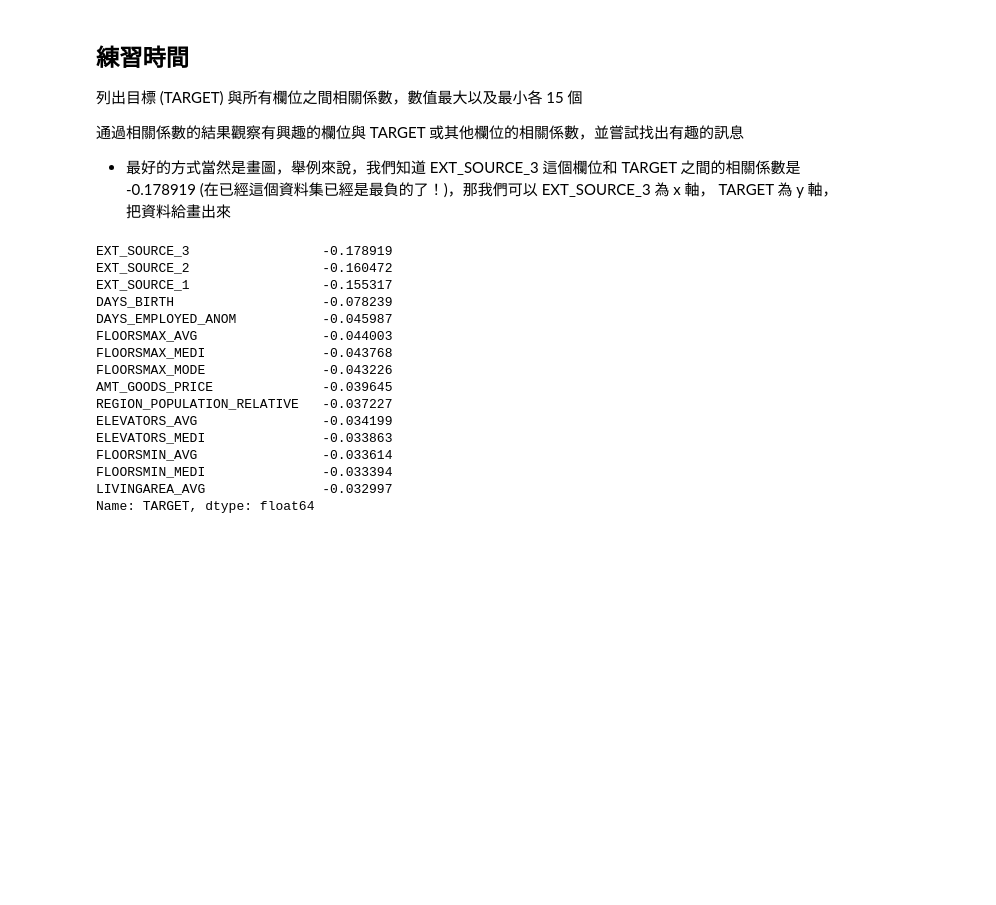
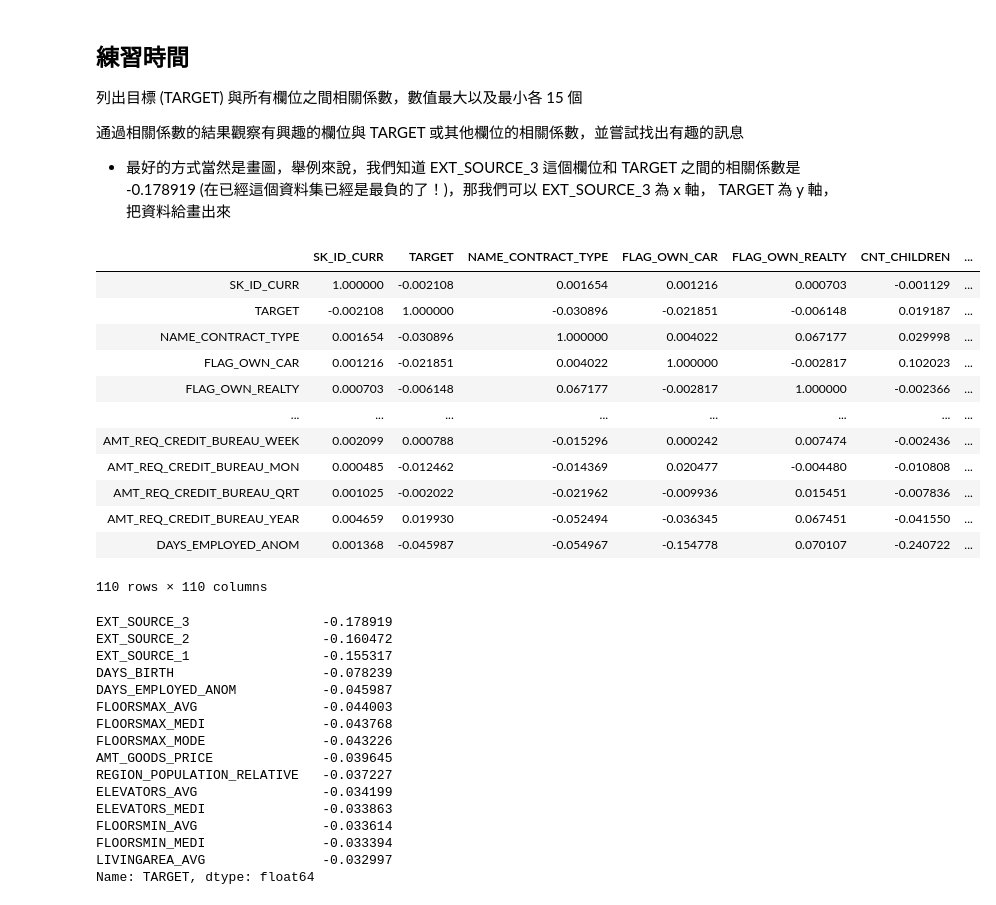
Before and after one commit to SaruXuan/4th-ML100Days, a Jupyter notebook: homework/Day_015_HW.ipynb, the cells around one changed output. Cells and saved outputs as stored; diff of their text form; code cells hidden in the pictures; blank space fills up the shorter version.

```diff
--- a/homework/Day_015_HW.ipynb
+++ b/homework/Day_015_HW.ipynb
@@ -78,6 +78,22 @@ Name: TARGET, Length: 110, dtype: float64
 
 通過相關係數的結果觀察有興趣的欄位與 TARGET 或其他欄位的相關係數，並嘗試找出有趣的訊息
 - 最好的方式當然是畫圖，舉例來說，我們知道  EXT_SOURCE_3 這個欄位和 TARGET 之間的相關係數是 -0.178919 (在已經這個資料集已經是最負的了！)，那我們可以 EXT_SOURCE_3  為 x 軸， TARGET 為 y 軸，把資料給畫出來
+# %%
+app_train.corr()
+# %% [output]
+|  | SK_ID_CURR | TARGET | NAME_CONTRACT_TYPE | FLAG_OWN_CAR | FLAG_OWN_REALTY | CNT_CHILDREN | ... |
+| SK_ID_CURR | 1.000000 | -0.002108 | 0.001654 | 0.001216 | 0.000703 | -0.001129 | ... |
+| TARGET | -0.002108 | 1.000000 | -0.030896 | -0.021851 | -0.006148 | 0.019187 | ... |
+| NAME_CONTRACT_TYPE | 0.001654 | -0.030896 | 1.000000 | 0.004022 | 0.067177 | 0.029998 | ... |
+| FLAG_OWN_CAR | 0.001216 | -0.021851 | 0.004022 | 1.000000 | -0.002817 | 0.102023 | ... |
+| FLAG_OWN_REALTY | 0.000703 | -0.006148 | 0.067177 | -0.002817 | 1.000000 | -0.002366 | ... |
+| ... | ... | ... | ... | ... | ... | ... | ... |
+| AMT_REQ_CREDIT_BUREAU_WEEK | 0.002099 | 0.000788 | -0.015296 | 0.000242 | 0.007474 | -0.002436 | ... |
+| AMT_REQ_CREDIT_BUREAU_MON | 0.000485 | -0.012462 | -0.014369 | 0.020477 | -0.004480 | -0.010808 | ... |
+| AMT_REQ_CREDIT_BUREAU_QRT | 0.001025 | -0.002022 | -0.021962 | -0.009936 | 0.015451 | -0.007836 | ... |
+| AMT_REQ_CREDIT_BUREAU_YEAR | 0.004659 | 0.019930 | -0.052494 | -0.036345 | 0.067451 | -0.041550 | ... |
+| DAYS_EMPLOYED_ANOM | 0.001368 | -0.045987 | -0.054967 | -0.154778 | 0.070107 | -0.240722 | ... |
+110 rows × 110 columns
 # %%
 corr_sorted = app_train.corr()['TARGET'].sort_values()
 corr_sorted.head(15)
```
Also changed, not shown: parts of 1 cell of this notebook.
